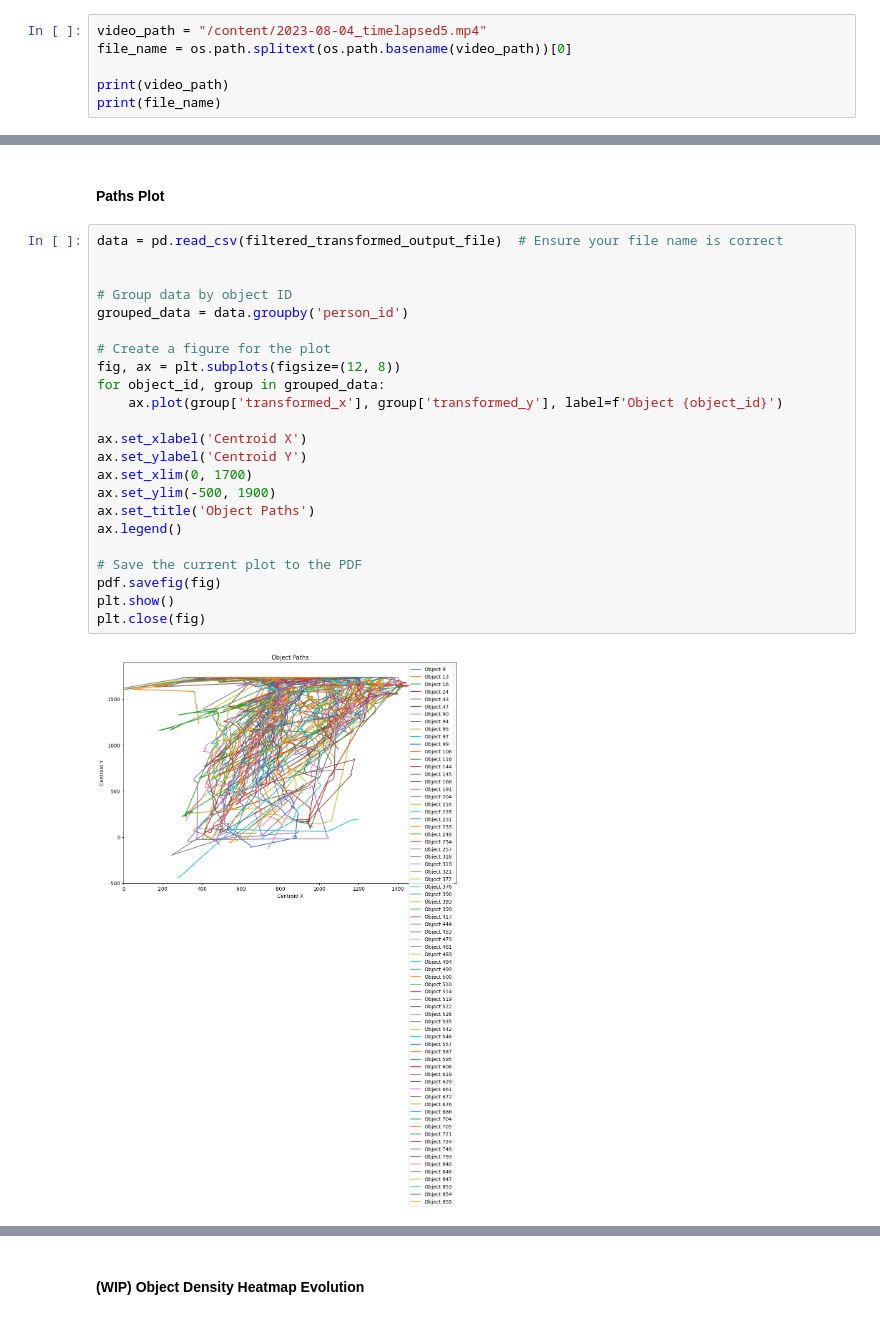
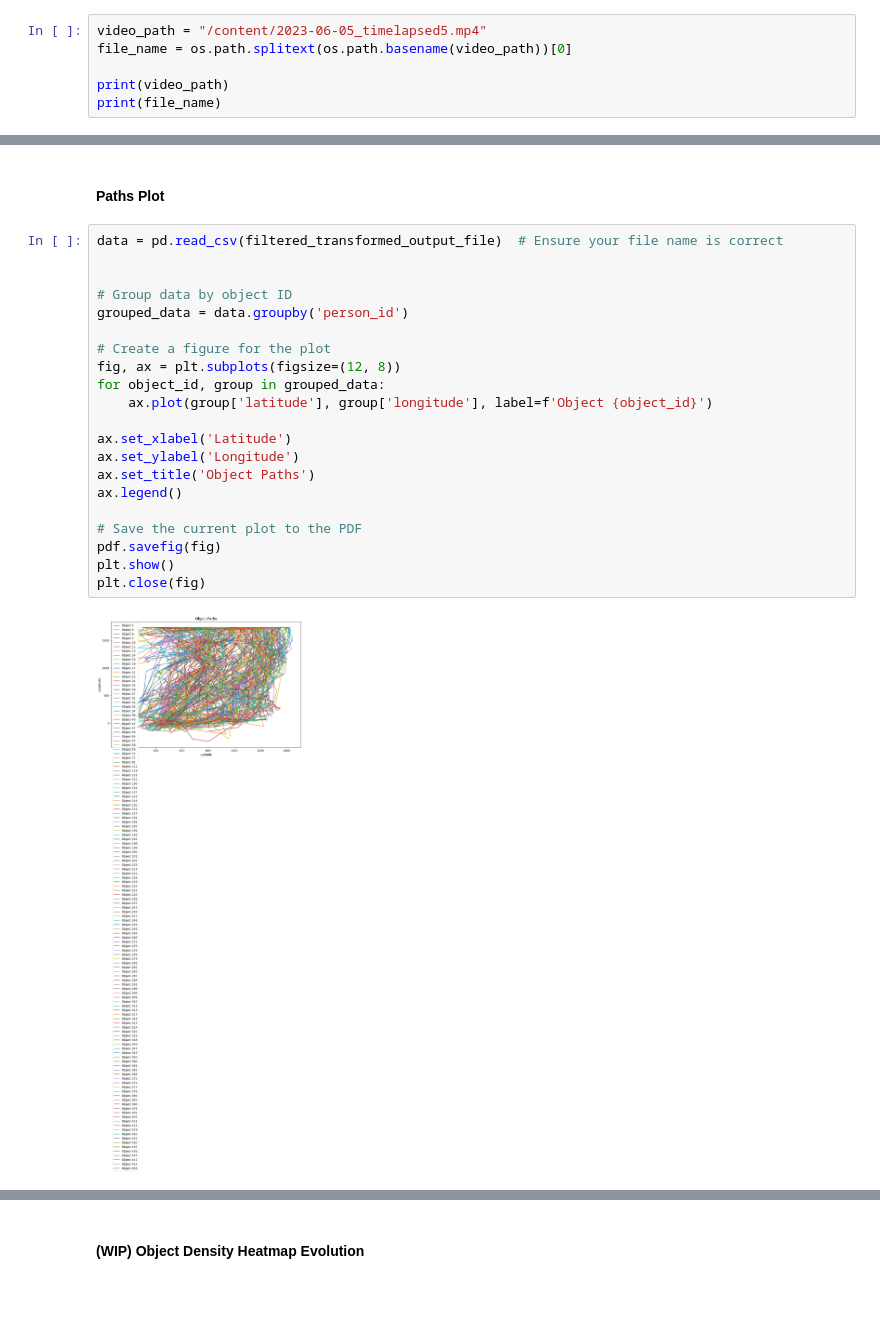
Before and after one commit to wendycao411/Pedestrian_Tracking, a Jupyter notebook: Pedestrian_Tracking.ipynb, the cells around one changed output, grey strips where cells are left out. Drawn from its saved outputs; the diff is of its cells as text.

```diff
--- a/Pedestrian_Tracking.ipynb
+++ b/Pedestrian_Tracking.ipynb
@@ -163,5 +163,5 @@ saved to /content/2023-08-04_timelapsed5.mp4
 # %%
-video_path = "/content/2023-08-04_timelapsed5.mp4"
+video_path = "/content/2023-06-05_timelapsed5.mp4"
 file_name = os.path.splitext(os.path.basename(video_path))[0]
 
 print(video_path)
@@ -1077,28 +1079,26 @@ plt.close(fig)
 # %%
 data = pd.read_csv(filtered_transformed_output_file)  # Ensure your file name is correct
 
 
 # Group data by object ID
 grouped_data = data.groupby('person_id')
 
 # Create a figure for the plot
 fig, ax = plt.subplots(figsize=(12, 8))
 for object_id, group in grouped_data:
-    ax.plot(group['transformed_x'], group['transformed_y'], label=f'Object {object_id}')
+    ax.plot(group['latitude'], group['longitude'], label=f'Object {object_id}')
 
-ax.set_xlabel('Centroid X')
-ax.set_ylabel('Centroid Y')
-ax.set_xlim(0, 1700)
-ax.set_ylim(-500, 1900)
+ax.set_xlabel('Latitude')
+ax.set_ylabel('Longitude')
 ax.set_title('Object Paths')
 ax.legend()
 
 # Save the current plot to the PDF
 pdf.savefig(fig)
 plt.show()
 plt.close(fig)
 # %% [output]
-[figure, old version]
+[figure, new version]
 # %%
 pdf.close()
 
```
Also changed, not shown: parts of 22 cells of this notebook.
